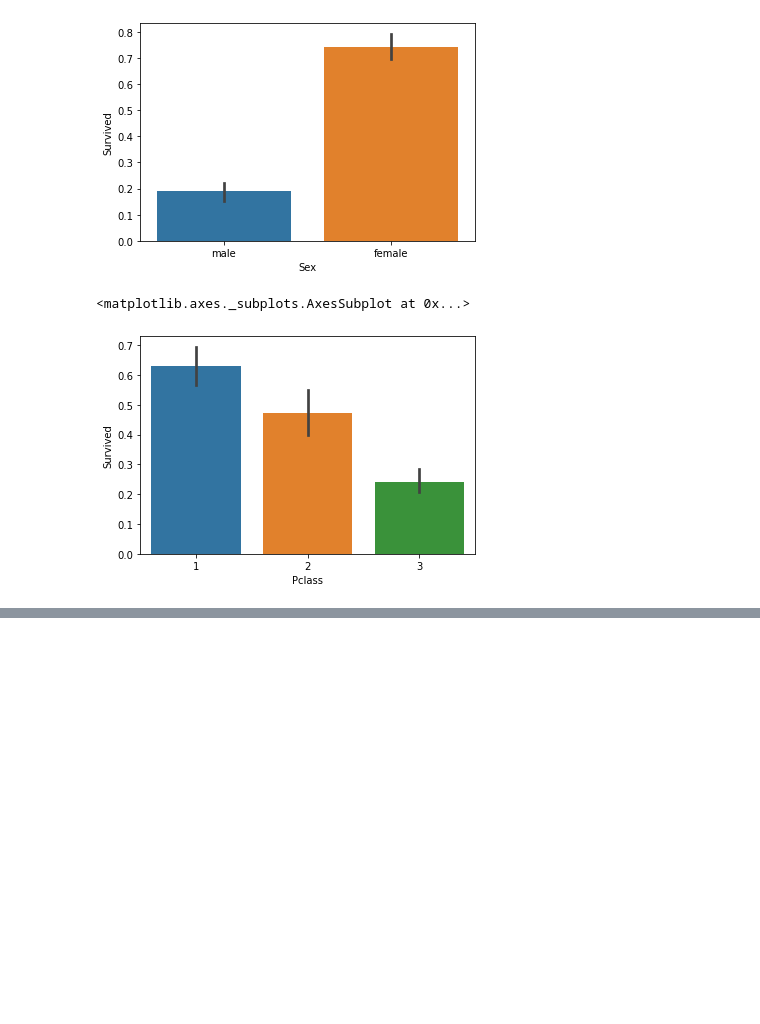
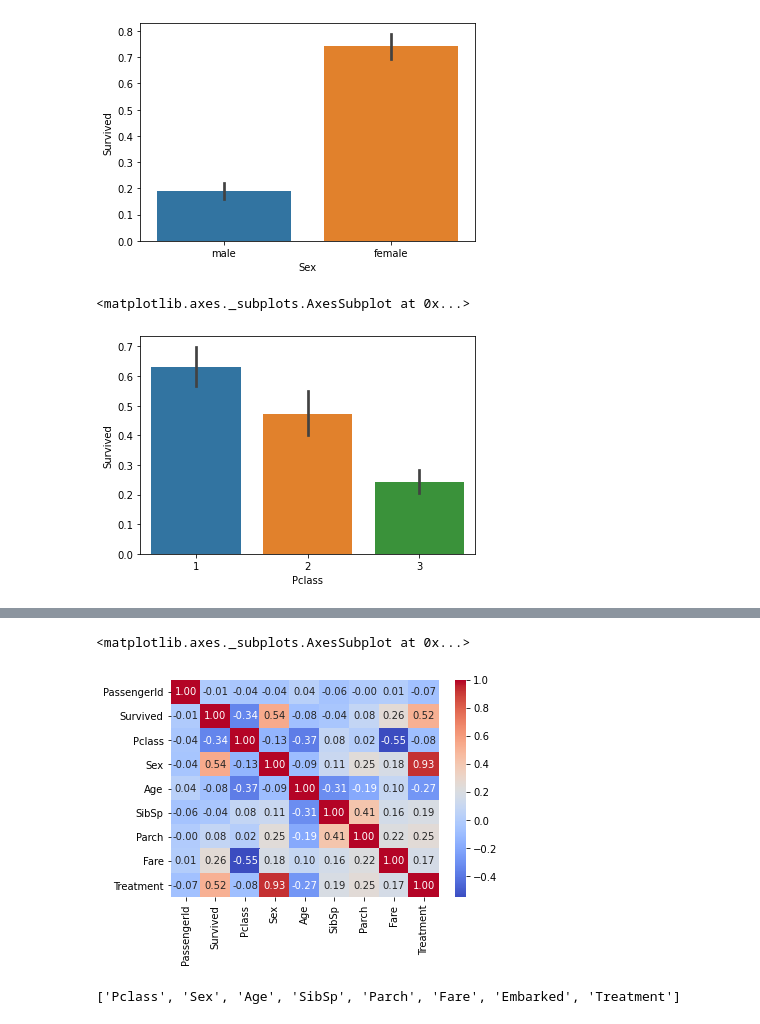
Before and after one commit to estelavilasboas/Kaggle-Titanic-Machine-Learning-from-Disaster, a Jupyter notebook: competition-titanic-machine-learning.ipynb, the cells around one changed output, grey strips where cells are left out. Saved outputs shown, nothing was run; the diff lists cells and outputs as text; code cells hidden in the pictures; blank space fills up the shorter version.

```diff
--- a/competition-titanic-machine-learning.ipynb
+++ b/competition-titanic-machine-learning.ipynb
@@ -47,0 +54,30 @@ NameError: name 'titanic_data' is not defined
+# %%
+train = train_original.copy()
+
+def getTreatment(name):
+    if "mr." in name.lower():
+        return 1
+    elif "mrs." in name.lower():
+        return 2
+    elif "miss." in name.lower():
+        return 3
+
+def getSex(sex):
+    return 2 if "female" in sex else 1
+
+train['Treatment'] = [getTreatment(x) for x in train["Name"]]
+train['Sex'] = [getSex(x) for x in train['Sex']]
+
+sns.heatmap(train.corr(), annot=True, fmt = ".2f", cmap = "coolwarm")
+# %% [output]
+<matplotlib.axes._subplots.AxesSubplot at 0x...>
+[figure, added]
+# %%
+#if x in train_dt.columns:
+#    if x not in ['Survived'] and x not in ['Cabin'] and x not in ['Ticket']:
+#        features.append(x)
+
+features = [x for x in train.columns if x not in ['Survived','Cabin','Ticket','PassengerId','Name','Sex']]
+print(features)
+# %% [output]
+['Pclass', 'Sex', 'Age', 'SibSp', 'Parch', 'Fare', 'Embarked', 'Treatment']
```
Also changed, not shown: parts of 8 cells of this notebook.
